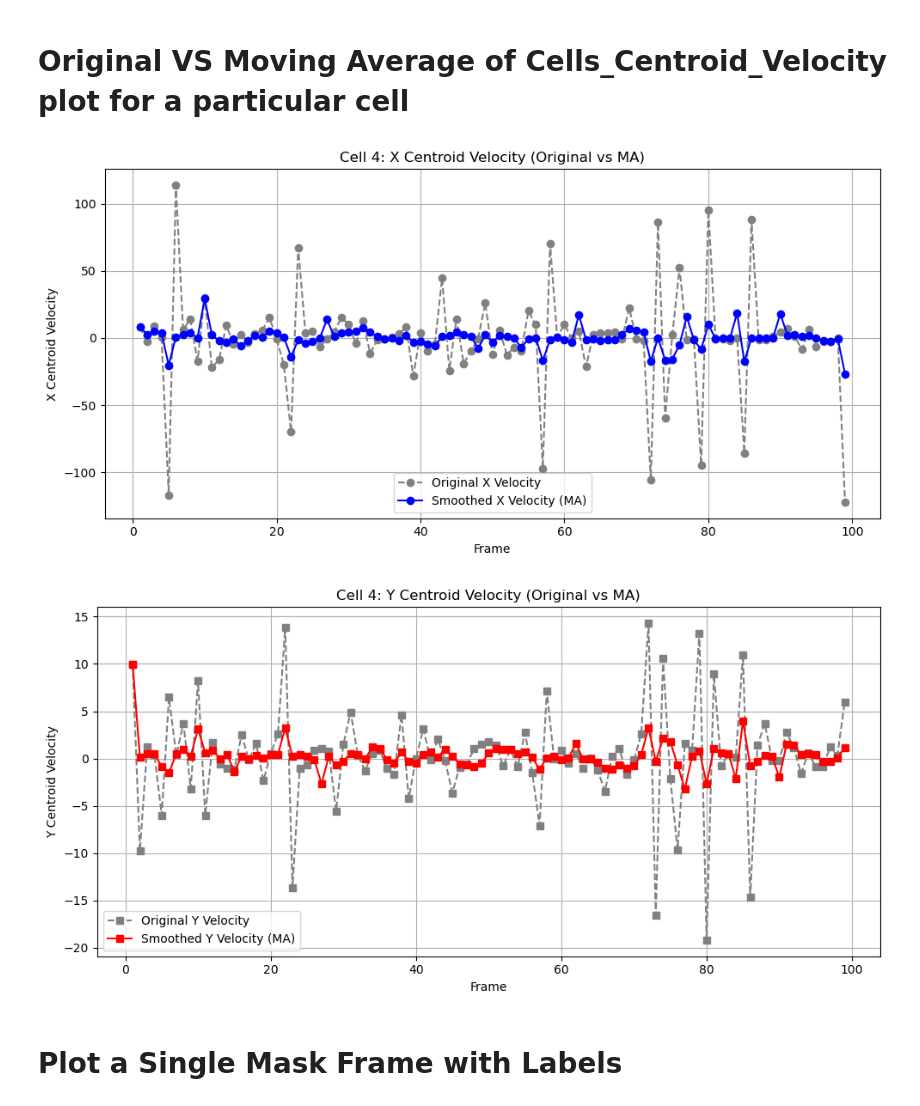
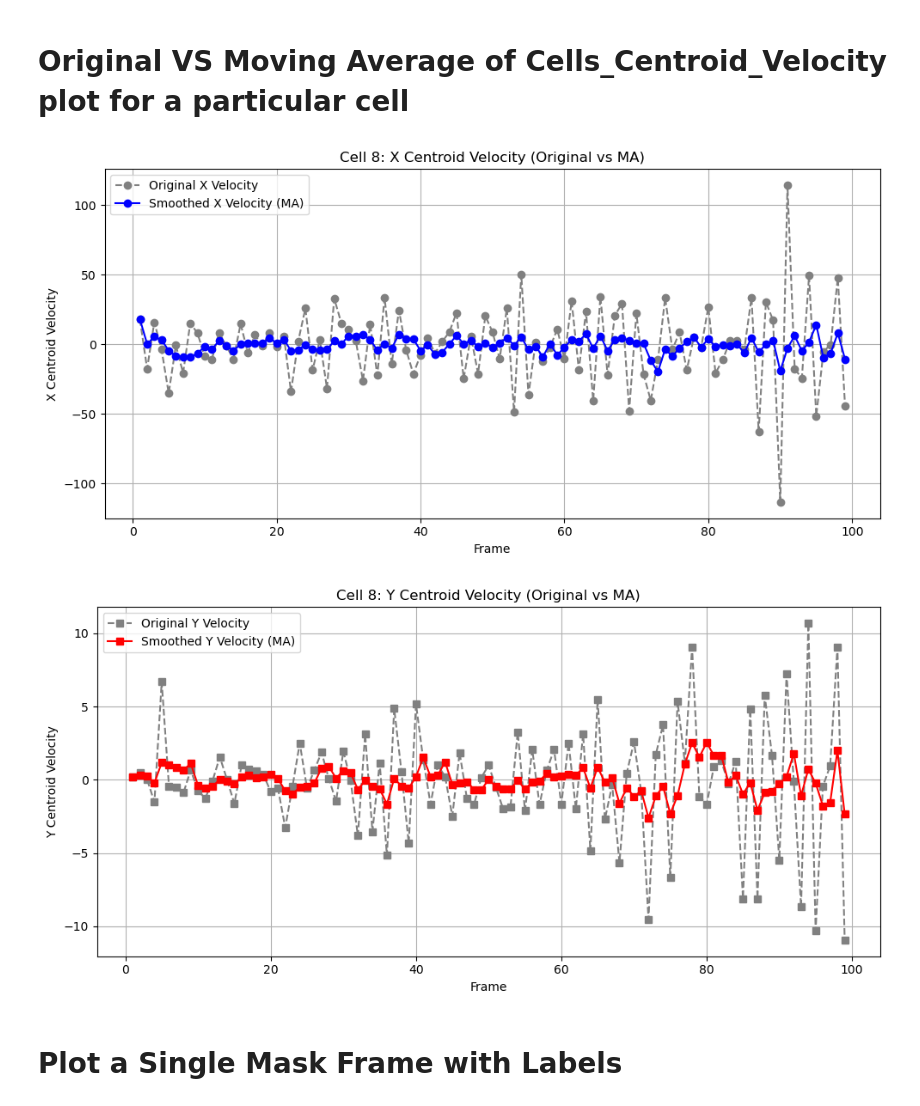
Before and after one commit to mina-mahbub/EmbedTrack_Mina, a Jupyter notebook: Track_New_Result_Shape/Track_Video_Shape_Mean_Track_New.ipynb, the cells around one changed output. Saved outputs shown, nothing was run; the diff lists cells and outputs as text; code cells hidden in the pictures.

```diff
--- a/Track_New_Result_Shape/Track_Video_Shape_Mean_Track_New.ipynb
+++ b/Track_New_Result_Shape/Track_Video_Shape_Mean_Track_New.ipynb
@@ -502,36 +502,36 @@ def plot_cell_velocity_comparison(input_directory,output_directory, cell_id, win
     plt.grid(True)
     plt.legend()
     plt.tight_layout()
     plt.savefig(os.path.join(output_directory, f"Line_Plot_Frame VS X_Centroid_Velocity_MA{window_size}_{cell_id}.png"))
     plt.show()
 
     # Plot Y Centroid Velocity
     plt.figure(figsize=(10, 5))
     plt.plot(cell_orig["Frame"], cell_orig["Y_Centroid_Velocity"], marker='s', linestyle='--', color='gray', label='Original Y Velocity')
     plt.plot(cell_ma["Frame"], cell_ma["Y_Centroid_Velocity_MA"], marker='s', linestyle='-', color='red', label='Smoothed Y Velocity (MA)')
     plt.xlabel("Frame")
     plt.ylabel("Y Centroid Velocity")
     plt.title(f"Cell {cell_id}: Y Centroid Velocity (Original vs MA)")
     plt.grid(True)
     plt.legend()
     plt.tight_layout()
     plt.savefig(os.path.join(output_directory, f"Line_Plot_Frame VS Y_Centroid_Velocity_MA{window_size}_{cell_id}.png"))
     plt.show()
 
 
 # Example Usage
 # plot_cell_velocity("/home/MinaHossain/EmbedTrack/Moving_Average-Shape/", cell_id=2, window_size=5)
-cell_id=4
+cell_id=8
 window_size=5
 input_directory="/home/MinaHossain/EmbedTrack/Track_New_Result_Shape/Mean"
 output_directory="/home/MinaHossain/EmbedTrack/Track_New_Result_Shape/Mean"
 plot_cell_velocity_comparison(input_directory,output_directory, cell_id, window_size)
 
 # mask_directory = "/home/MinaHossain/EmbedTrack/Shape_measure/Track_New"
 # output_directory = "/home/MinaHossain/EmbedTrack/Cell_Frame-Video/Track_New_Output"
 # %% [output]
-[figure, old version]
+[figure, new version]
-[figure, old version]
+[figure, new version]
 # %% [markdown]
 # Plot a Single Mask Frame with Labels
 # %%
```
Also changed, not shown: parts of 1 cell of this notebook, 16 other files.
